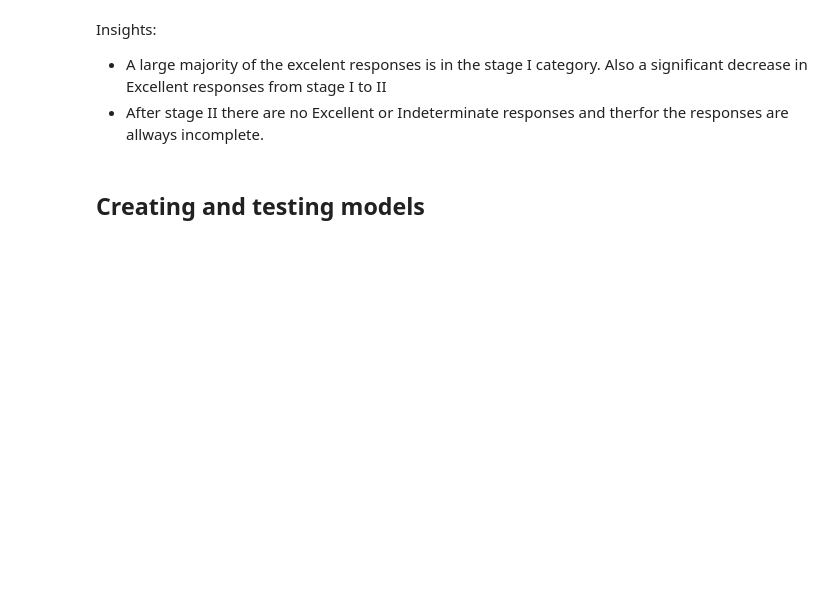
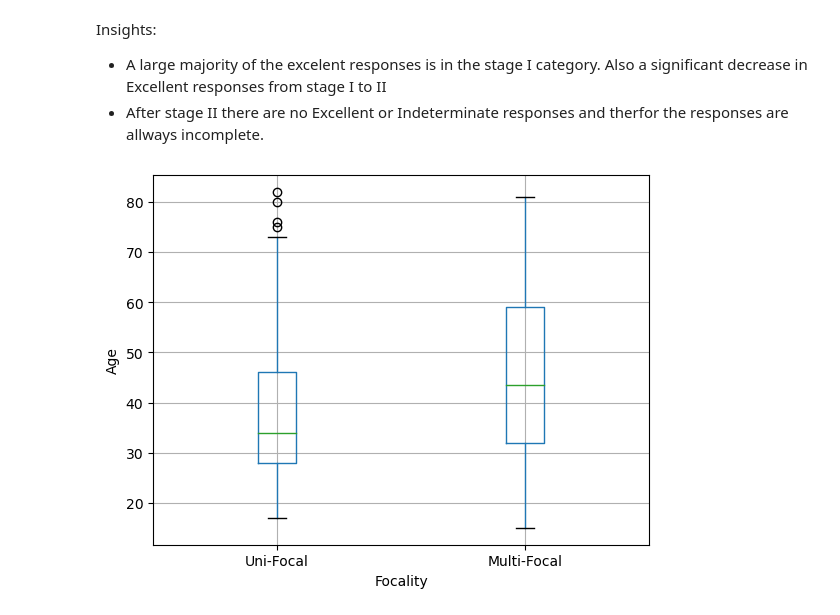
Before and after one commit to AntuFTW/Thyroid-Cancer-Reccurence-Prediction, a Jupyter notebook: data_vis.ipynb, the cells around one changed output. Cells and saved outputs as stored; diff of their text form; code cells hidden in the pictures; blank space fills up the shorter version.

```diff
--- a/data_vis.ipynb
+++ b/data_vis.ipynb
@@ -295,5 +295,21 @@ response_against_stage()
 Insights:
 - A large majority of the excelent responses is in the stage I category. Also a significant decrease in Excellent responses from stage I to II
 - After stage II there are no Excellent or Indeterminate responses and therfor the responses are allways incomplete.
-# %% [markdown]
-## Creating and testing models
+# %%
+# Box plots for each age group and Focality
+def age_focality_box():
+    unique_focality = df['Focality'].unique()
+    dataframe_focality = []
+    for focality in unique_focality:
+        dataframe_new = pd.DataFrame(df[['Age']].loc[df['Focality']==focality]).rename(columns={'Age':
+                                                                                            focality})
+        dataframe_focality.append(dataframe_new)
+
+    df_age_focality = pd.concat(dataframe_focality, axis=1)
+
+    df_age_focality.boxplot(ylabel = 'Age',
+                            xlabel = 'Focality')
+
+age_focality_box()
+# %% [output]
+[figure, added]
```
Also changed, not shown: parts of 7 cells of this notebook, 16 other files.
